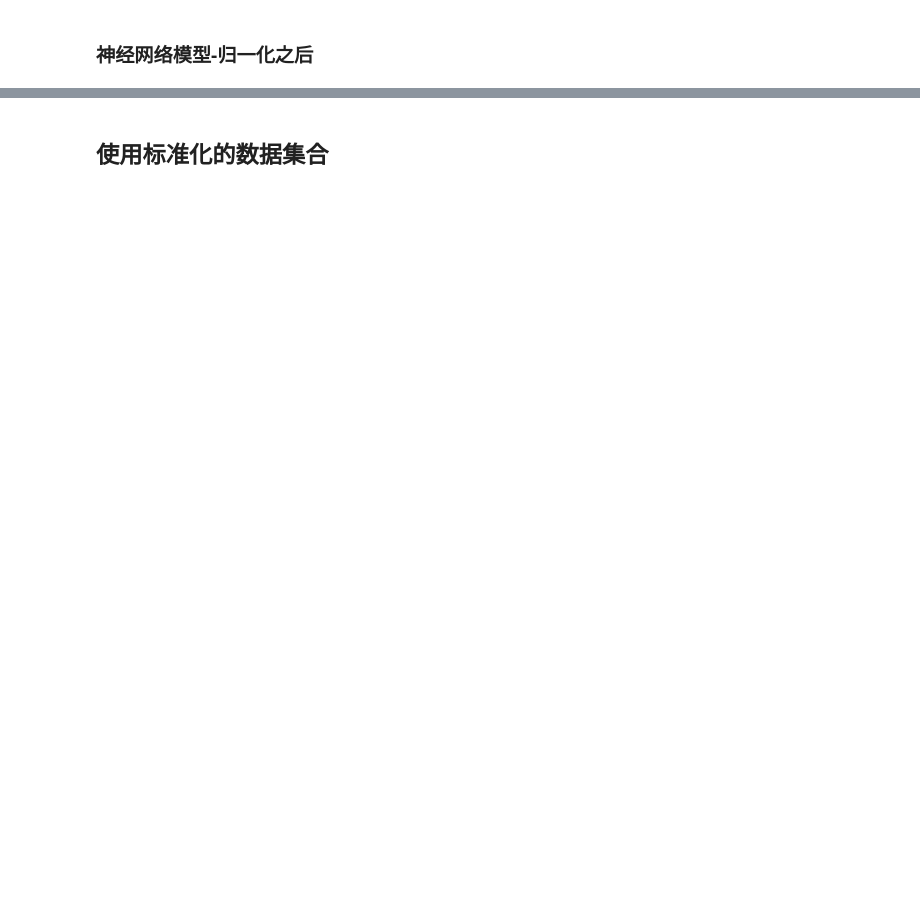
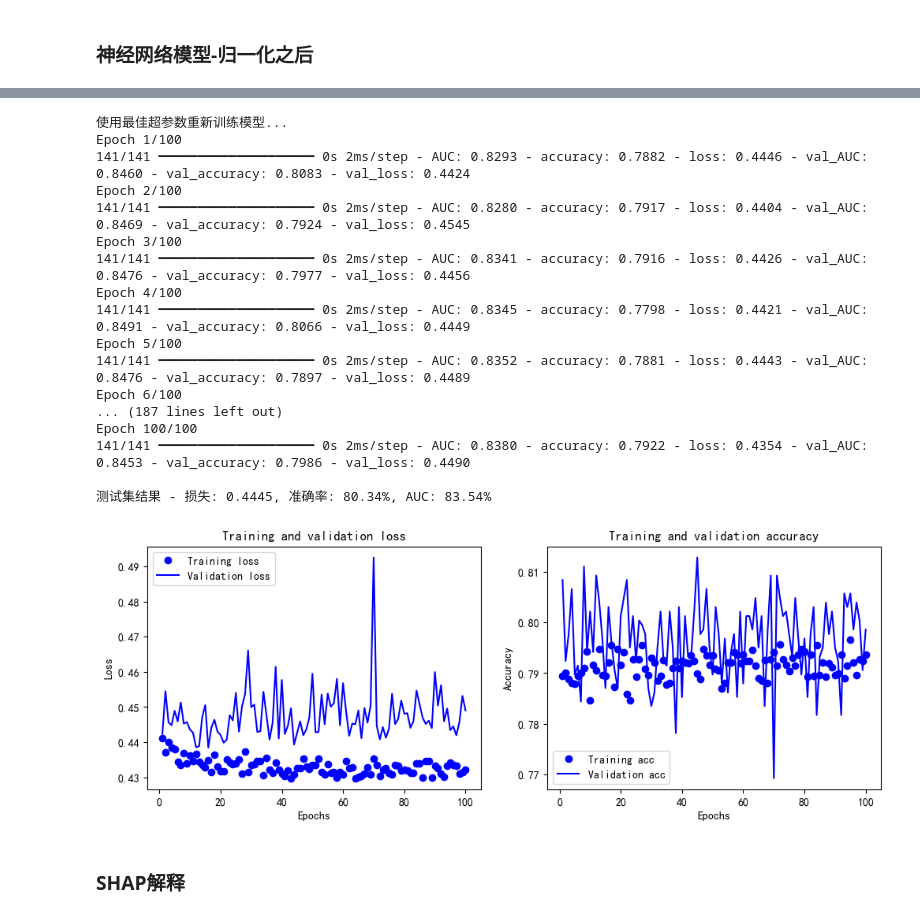
Before and after one commit to liaoamin/let-us-machine-learning, a Jupyter notebook: 留存关15/客户流失率判断.ipynb, the cells around one changed output, grey strips where cells are left out. Cells and saved outputs as stored; diff of their text form; code cells hidden in the pictures; blank space fills up the shorter version.

```diff
--- a/留存关15/客户流失率判断.ipynb
+++ b/留存关15/客户流失率判断.ipynb
@@ -566,2 +636,38 @@ y_pred_dt 0
+# %%
+# 使用最佳超参数重新训练
+print("\n使用最佳超参数重新训练模型...")
+history = best_model.fit(
+    X_train_minmax2, y_train2,
+    validation_data=(X_val_minmax2, y_val2),
+    epochs=50,
+    batch_size=32,
+    #callbacks=[early_stopping],
+    verbose=1
+)
+
+# 评估最终模型
+test_results = best_model.evaluate(X_test_minmax, y_test, verbose=0)
+print(f"\n测试集结果 - 损失: {test_results[0]:.4f}, 准确率: {test_results[1]*100:.2f}%, AUC: {test_results[2]*100:.2f}%")
+
+show_history(history)
+# %% [output]
+使用最佳超参数重新训练模型...
+Epoch 1/100
+141/141 ━━━━━━━━━━━━━━━━━━━━ 0s 2ms/step - AUC: 0.8293 - accuracy: 0.7882 - loss: 0.4446 - val_AUC: 0.8460 - val_accuracy: 0.8083 - val_loss: 0.4424
+Epoch 2/100
+141/141 ━━━━━━━━━━━━━━━━━━━━ 0s 2ms/step - AUC: 0.8280 - accuracy: 0.7917 - loss: 0.4404 - val_AUC: 0.8469 - val_accuracy: 0.7924 - val_loss: 0.4545
+Epoch 3/100
+141/141 ━━━━━━━━━━━━━━━━━━━━ 0s 2ms/step - AUC: 0.8341 - accuracy: 0.7916 - loss: 0.4426 - val_AUC: 0.8476 - val_accuracy: 0.7977 - val_loss: 0.4456
+Epoch 4/100
+141/141 ━━━━━━━━━━━━━━━━━━━━ 0s 2ms/step - AUC: 0.8345 - accuracy: 0.7798 - loss: 0.4421 - val_AUC: 0.8491 - val_accuracy: 0.8066 - val_loss: 0.4449
+Epoch 5/100
+141/141 ━━━━━━━━━━━━━━━━━━━━ 0s 2ms/step - AUC: 0.8352 - accuracy: 0.7881 - loss: 0.4443 - val_AUC: 0.8476 - val_accuracy: 0.7897 - val_loss: 0.4489
+Epoch 6/100
+... (187 lines left out)
+Epoch 100/100
+141/141 ━━━━━━━━━━━━━━━━━━━━ 0s 2ms/step - AUC: 0.8380 - accuracy: 0.7922 - loss: 0.4354 - val_AUC: 0.8453 - val_accuracy: 0.7986 - val_loss: 0.4490
+
+测试集结果 - 损失: 0.4445, 准确率: 80.34%, AUC: 83.54%
+[figure, added]
 # %% [markdown]
-## 使用标准化的数据集合
+### SHAP解释
```
Also changed, not shown: parts of 26 cells of this notebook, 8 other files.
